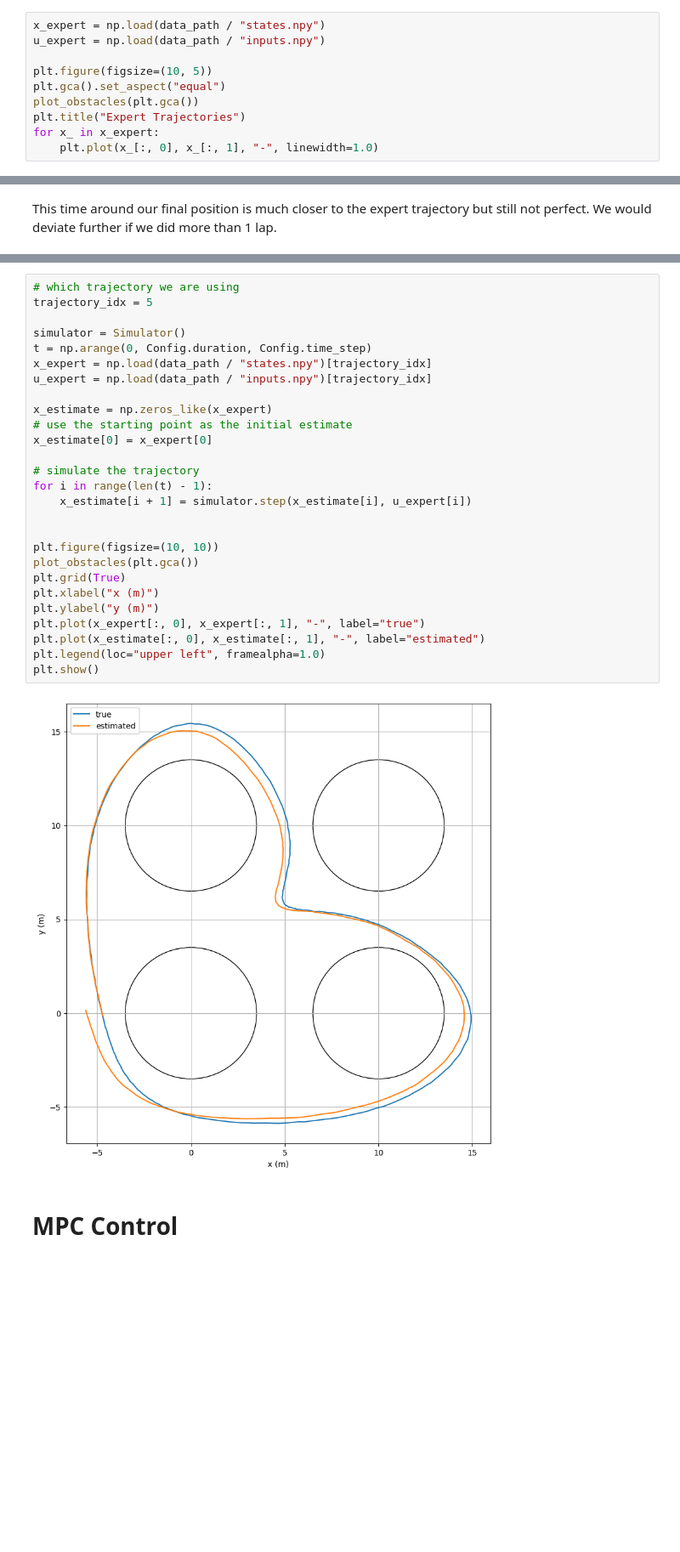
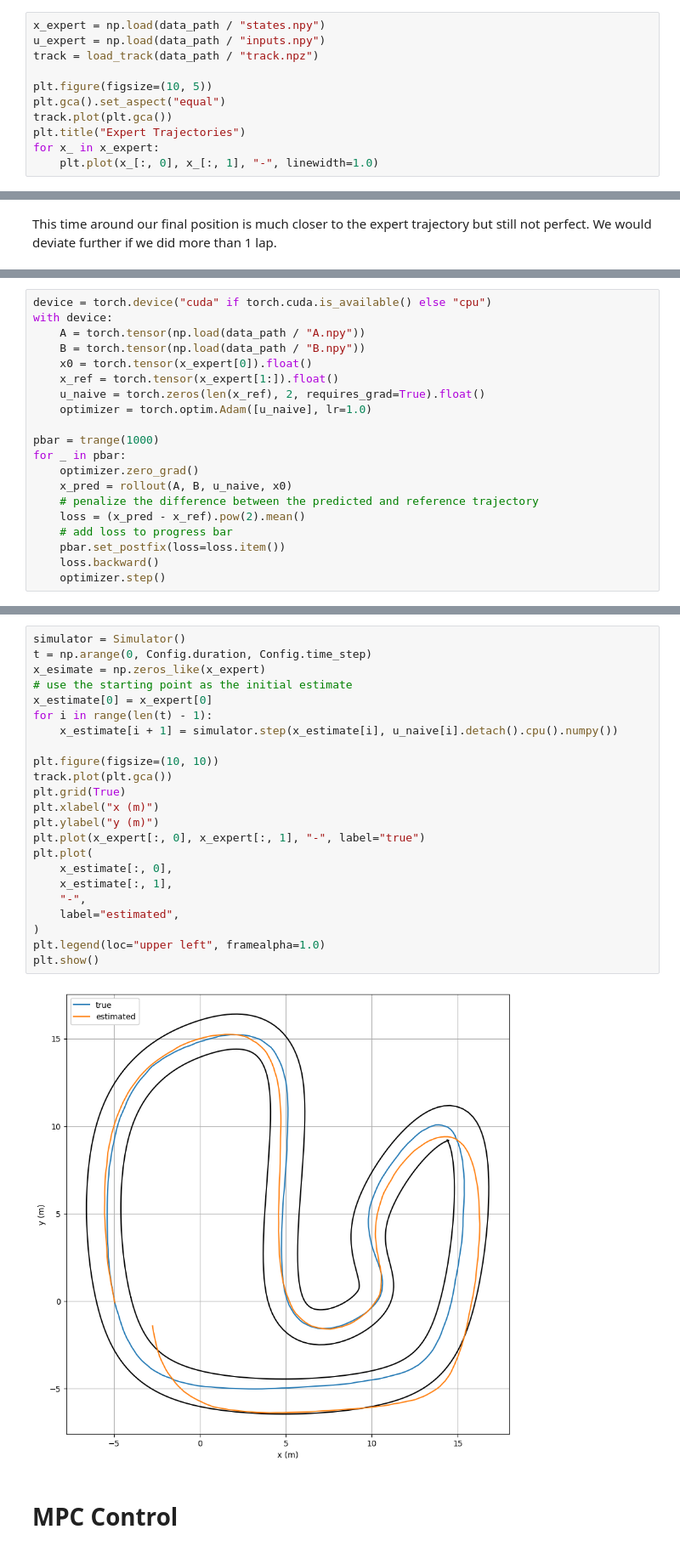
Before and after one commit to Damowerko/ese200, a Jupyter notebook: notebooks/linear_systems.ipynb, the cells around one changed output, grey strips where cells are left out. Shown at 85% size. Drawn from its saved outputs; the diff is of its cells as text; blank space fills up the shorter version.

```diff
--- a/notebooks/linear_systems.ipynb
+++ b/notebooks/linear_systems.ipynb
@@ -20,10 +21,11 @@ device = torch.device("cuda" if torch.cuda.is_available() else "cpu")
 # %%
 x_expert = np.load(data_path / "states.npy")
 u_expert = np.load(data_path / "inputs.npy")
+track = load_track(data_path / "track.npz")
 
 plt.figure(figsize=(10, 5))
 plt.gca().set_aspect("equal")
-plot_obstacles(plt.gca())
+track.plot(plt.gca())
 plt.title("Expert Trajectories")
 for x_ in x_expert:
     plt.plot(x_[:, 0], x_[:, 1], "-", linewidth=1.0)
@@ -180,0 +183,20 @@ Let's try doing a lap in the real world. We implemented a `Simulator` class for
+# %%
+device = torch.device("cuda" if torch.cuda.is_available() else "cpu")
+with device:
+    A = torch.tensor(np.load(data_path / "A.npy"))
+    B = torch.tensor(np.load(data_path / "B.npy"))
+    x0 = torch.tensor(x_expert[0]).float()
+    x_ref = torch.tensor(x_expert[1:]).float()
+    u_naive = torch.zeros(len(x_ref), 2, requires_grad=True).float()
+    optimizer = torch.optim.Adam([u_naive], lr=1.0)
+
+pbar = trange(1000)
+for _ in pbar:
+    optimizer.zero_grad()
+    x_pred = rollout(A, B, u_naive, x0)
+    # penalize the difference between the predicted and reference trajectory
+    loss = (x_pred - x_ref).pow(2).mean()
+    # add loss to progress bar
+    pbar.set_postfix(loss=loss.item())
+    loss.backward()
+    optimizer.step()
@@ -181,32 +210,28 @@ Let's try doing a lap in the real world. We implemented a `Simulator` class for
 # %%
-# which trajectory we are using
-trajectory_idx = 5
-
 simulator = Simulator()
 t = np.arange(0, Config.duration, Config.time_step)
-x_expert = np.load(data_path / "states.npy")[trajectory_idx]
-u_expert = np.load(data_path / "inputs.npy")[trajectory_idx]
-
-x_estimate = np.zeros_like(x_expert)
+x_esimate = np.zeros_like(x_expert)
 # use the starting point as the initial estimate
 x_estimate[0] = x_expert[0]
-
-# simulate the trajectory
 for i in range(len(t) - 1):
-    x_estimate[i + 1] = simulator.step(x_estimate[i], u_expert[i])
-
+    x_estimate[i + 1] = simulator.step(x_estimate[i], u_naive[i].detach().cpu().numpy())
 
 plt.figure(figsize=(10, 10))
-plot_obstacles(plt.gca())
+track.plot(plt.gca())
 plt.grid(True)
 plt.xlabel("x (m)")
 plt.ylabel("y (m)")
 plt.plot(x_expert[:, 0], x_expert[:, 1], "-", label="true")
-plt.plot(x_estimate[:, 0], x_estimate[:, 1], "-", label="estimated")
+plt.plot(
+    x_estimate[:, 0],
+    x_estimate[:, 1],
+    "-",
+    label="estimated",
+)
 plt.legend(loc="upper left", framealpha=1.0)
 plt.show()
 # %% [output]
-[figure, old version]
+[figure, new version]
 # %% [markdown]
 # MPC Control
 # %% [markdown]
```
Also changed, not shown: parts of 15 cells of this notebook, 7 other files.
